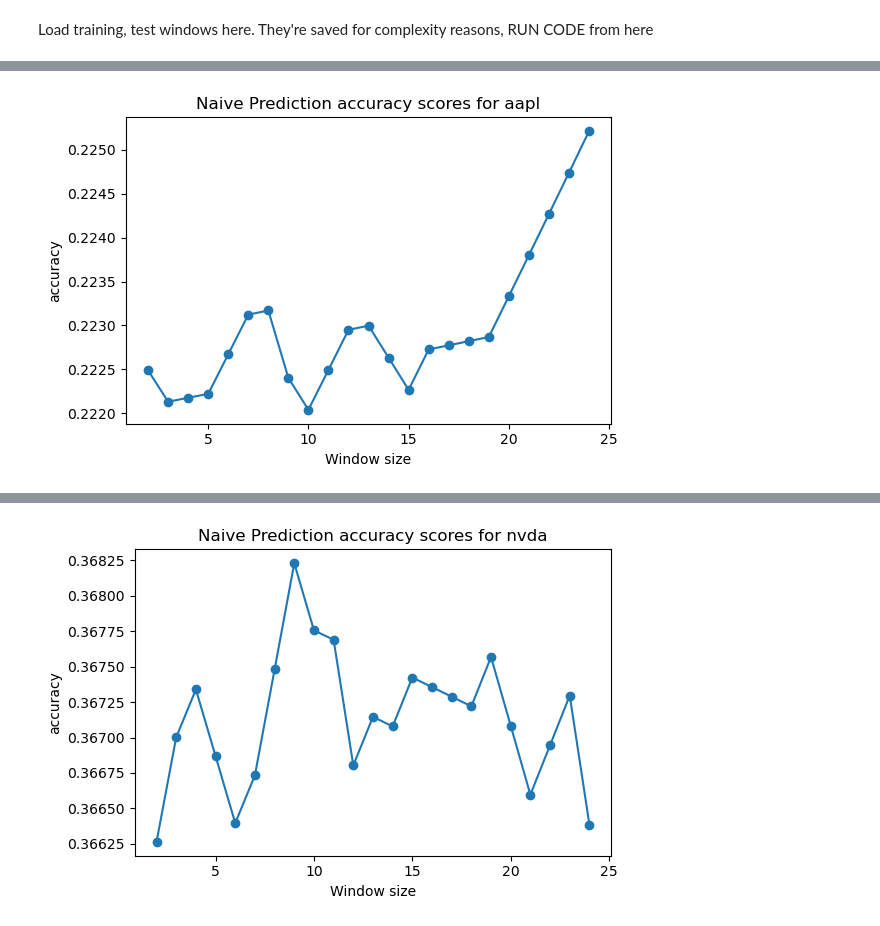
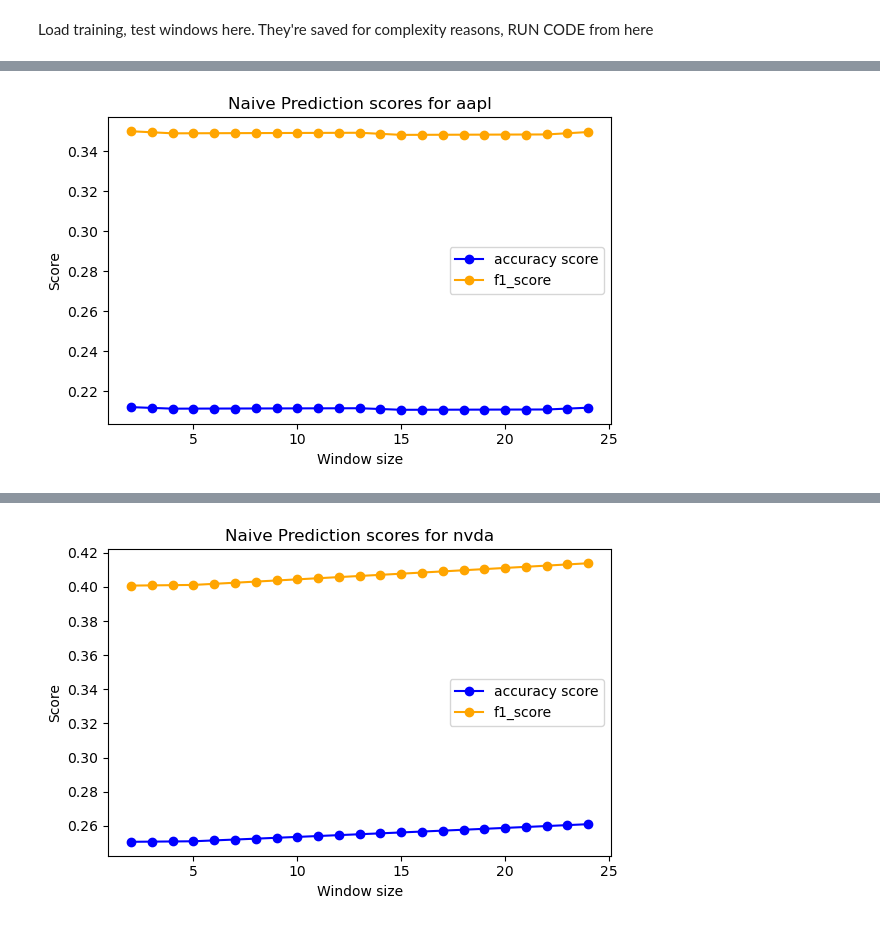
Before and after one commit to srijanrodo/erdos_regime_switch, a Jupyter notebook: template_kalman.ipynb, the cells around one changed output, grey strips where cells are left out. Drawn from its saved outputs; the diff is of its cells as text; code cells hidden in the pictures.

```diff
--- a/template_kalman.ipynb
+++ b/template_kalman.ipynb
@@ -118,11 +133,9 @@ def plot_accuracies(accuracies, model_type): #accuracies needs to be a nested di
         plt.show()
 # %%
 from xgboost import XGBClassifier
-accuracies_xgb = {}
+f1_xgb = {}
 for window in spread_range:
-    accuracies_xgb[window] = {}
+    f1_xgb[window] = {}
     for stock_ind in range(len(stocks)):
         model = XGBClassifier(tree_method = "hist", device="cuda")
-        accuracies_xgb[window][stock_ind] = accuracies_model(model ,window,stock_ind, map=False)
-
-plot_accuracies(accuracies_xgb, "XGBoost")
+        f1_xgb[window][stock_ind] = accuracies_model(model ,window,stock_ind, map=False)
@@ -144,9 +152,9 @@ This warning will only be shown once.
 # %%
-accuracies_ada = {}
+f1_ada = {}
 for window in spread_range:
-    accuracies_ada[window] = {}
+    f1_ada[window] = {}
     for stock_ind in range(len(stocks)):
         ada_model = AdaBoostClassifier(n_estimators=100,random_state=121)
-        accuracies_ada[window][stock_ind] = accuracies_model(ada_model,window,stock_ind,map=False)
-plot_accuracies(accuracies_ada, "Ada Boost")
+        f1_ada[window][stock_ind] = accuracies_model(ada_model,window,stock_ind,map=False)
+plot_accuracies(f1_ada, "Ada Boost")
 # %% [output]
@@ -160,9 +168,9 @@ plot_accuracies(accuracies_ada, "Ada Boost")
 # %%
-accuracies_decision = {}
+f1_decision = {}
 for window in spread_range:
-    accuracies_decision[window] = {}
+    f1_decision[window] = {}
     for stock_ind in range(len(stocks)):
         decision_model = DecisionTreeClassifier(random_state=rs)
-        accuracies_decision[window][stock_ind] = accuracies_model(decision_model,window,stock_ind,map=False)
-plot_accuracies(accuracies_decision, "Decision Tree")
+        f1_decision[window][stock_ind] = accuracies_model(decision_model,window,stock_ind,map=False)
+plot_accuracies(f1_decision, "Decision Tree")
 # %% [output]
@@ -176,16 +184,17 @@ plot_accuracies(accuracies_decision, "Decision Tree")
 # %%
 #Naive Prediction
-accuracies_naive = {}
+f1_naive_1 = {}
 for window in spread_range:
-    accuracies_naive[window] = {}
-    for s_ind in range(len(stocks)):
-        testing_list = testing_lists[window][s_ind]
-        testing_list = testing_lists[window][s_ind]
-        a=0
+    f1_naive_1[window] = {}
+    for stock_ind in range(len(stocks)):
+        y_true_all = []
+        y_pred_all = []
         for i in range(ns):
-            a+= accuracy_score([1]*len(testing_list[i][1]),testing_list[i][1])
-        a=a/ns
-        accuracies_naive[window][s_ind] = a
-plot_accuracies(accuracies_naive, "Naive Prediction")
+            y_pred=[1]*len(testing_lists[window][stock_ind][i][1])
+            y_true=testing_lists[window][stock_ind][i][1]
+            y_true_all+=list(y_true)
+            y_pred_all+=list(y_pred)
+        f1_naive_1[window][stock_ind] = [accuracy_score(y_true=y_true_all,y_pred=y_pred_all), f1_score(y_true=y_true_all,y_pred=y_pred_all)]
+plot_accuracies(f1_naive_1, "Naive Prediction")
 # %% [output]
-[figure, old version]
+[figure, new version]
@@ -193 +202 @@ plot_accuracies(accuracies_naive, "Naive Prediction")
-[figure, old version]
+[figure, new version]
```
Also changed, not shown: parts of 17 cells of this notebook.
